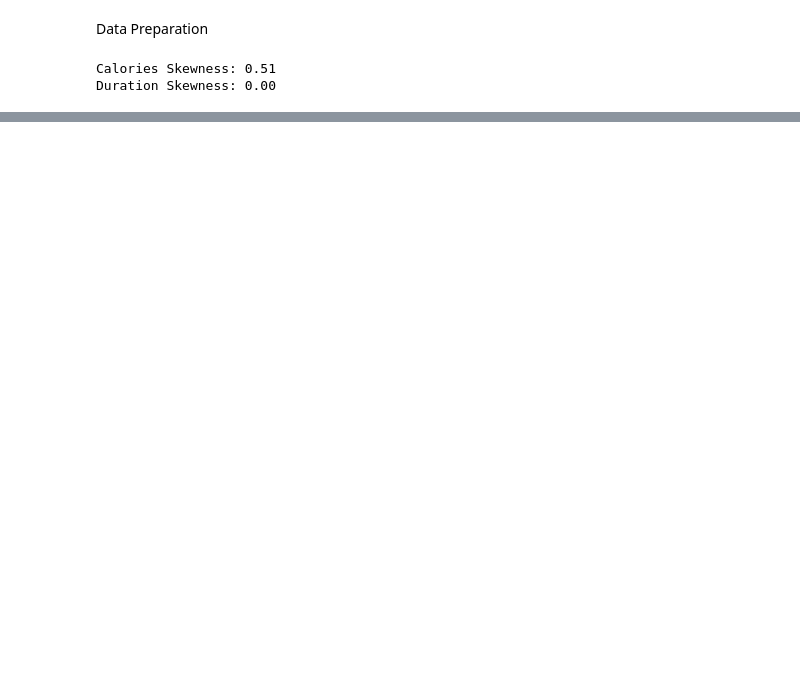
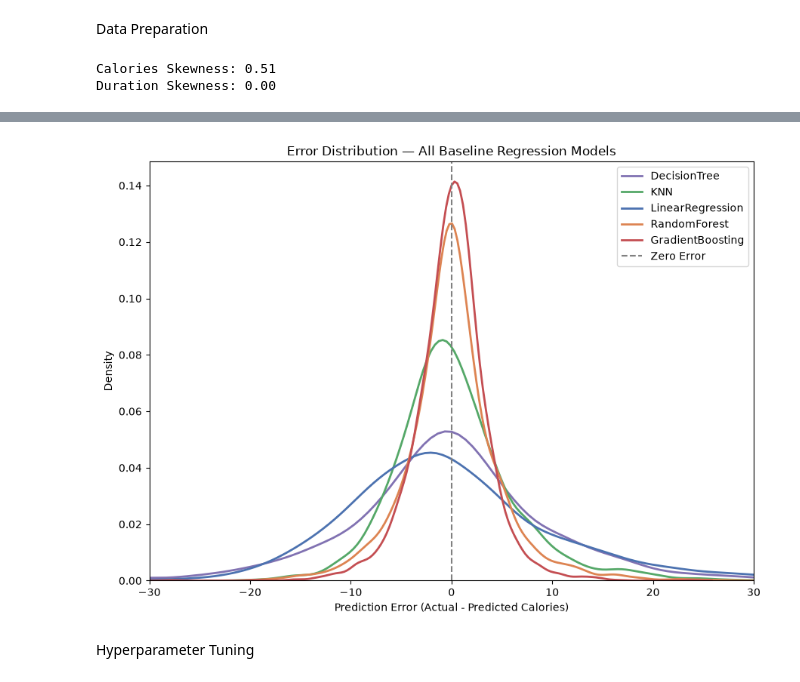
Before and after one commit to DSZHIG/Calories-Burnt-Prediction-ML, a Jupyter notebook: calories_burnt_prediction.ipynb, the cells around one changed output, grey strips where cells are left out. Drawn from its saved outputs; the diff is of its cells as text; code cells hidden in the pictures; blank space fills up the shorter version.

```diff
--- a/calories_burnt_prediction.ipynb
+++ b/calories_burnt_prediction.ipynb
@@ -134,0 +244,29 @@ Gender_Encoded  8.289665e-17  1.0
+# %%
+plt.figure(figsize=(9, 6.5))
+
+model_colors = {
+    "DecisionTree": "#8172B2",
+    "KNN": "#55A868",
+    "LinearRegression": "#4C72B0", # Заменили Logistic на Linear
+    "RandomForest": "#DD8452",
+    "GradientBoosting": "#C44E52",
+}
+
+for name, model in fitted_models.items():
+    y_pred = model.predict(X_test_processed)
+    residuals = y_test - y_pred
+
+    sns.kdeplot(residuals, color=model_colors.get(name, 'black'), label=f"{name}", linewidth=2)
+
+plt.axvline(0, color="gray", linestyle="--", label="Zero Error")
+plt.xlabel("Prediction Error (Actual - Predicted Calories)")
+plt.ylabel("Density")
+plt.title("Error Distribution — All Baseline Regression Models")
+plt.xlim(-30, 30)
+plt.legend()
+plt.tight_layout()
+plt.show()
+# %% [output]
+[figure, added]
+# %% [markdown]
+Hyperparameter Tuning
```
Also changed, not shown: parts of 11 cells of this notebook.
